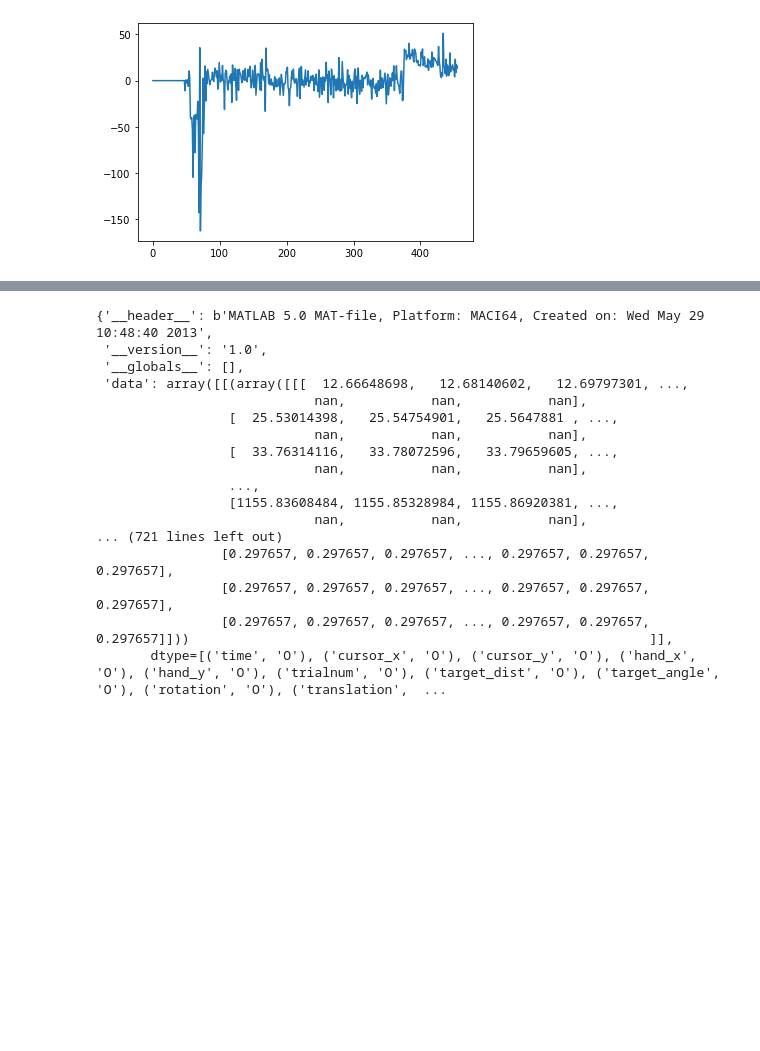
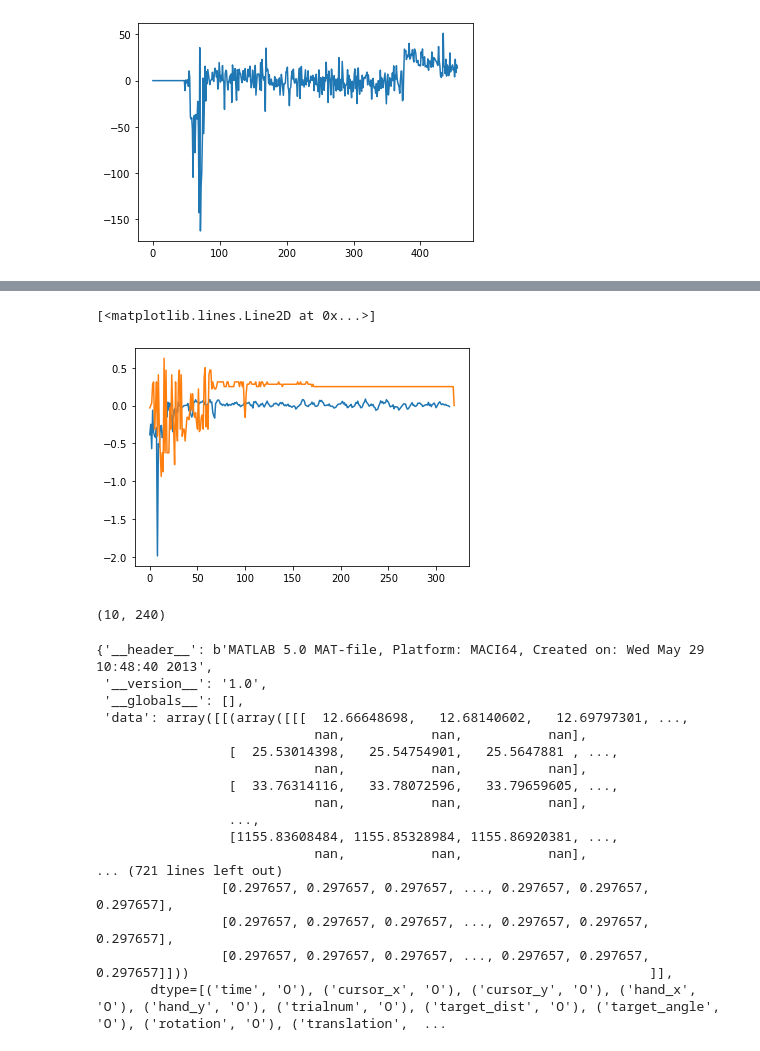
Before and after one commit to Evenstarneko/DL_Final_Project, a Jupyter notebook: Data_visualization.ipynb, the cells around one changed output, grey strips where cells are left out. Drawn from its saved outputs; the diff is of its cells as text; code cells hidden in the pictures; blank space fills up the shorter version.

```diff
--- a/Data_visualization.ipynb
+++ b/Data_visualization.ipynb
@@ -160,3 +271,13 @@ plt.plot(predict[0])
+# %%
+plt.plot(result2[28])
+plt.plot(trainY[28])
+# %% [output]
+[<matplotlib.lines.Line2D at 0x...>]
+[figure, added]
+# %%
+testY.shape
+# %% [output]
+(10, 240)
 # %%
 import torch
 import torch.nn as nn
```
Also changed, not shown: parts of 13 cells of this notebook.
